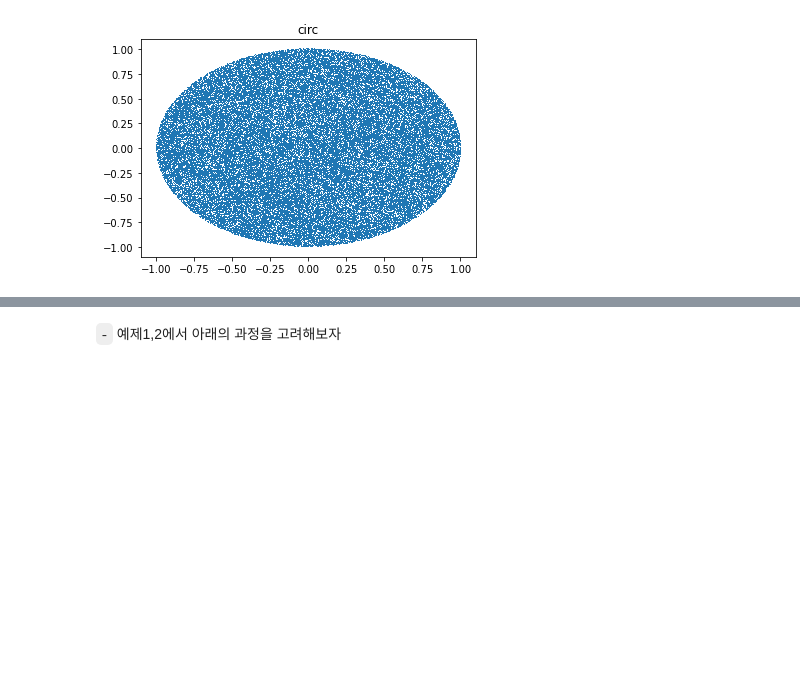
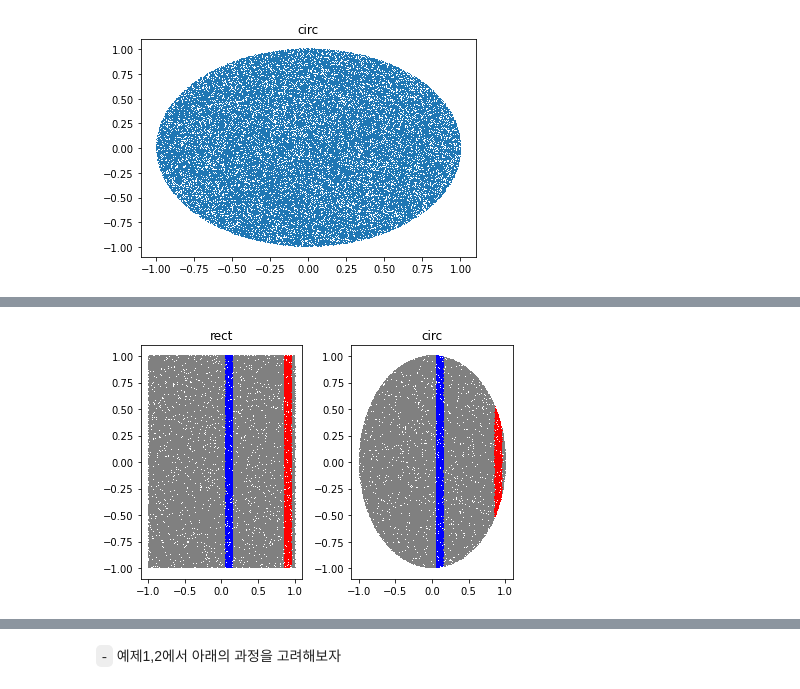
Before and after one commit to guebin/DV2022_backup, a Jupyter notebook: _notebooks/draft.ipynb, the cells around one changed output, grey strips where cells are left out. Saved outputs shown, nothing was run; the diff lists cells and outputs as text; code cells hidden in the pictures; blank space fills up the shorter version.

```diff
--- a/_notebooks/draft.ipynb
+++ b/_notebooks/draft.ipynb
@@ -68,0 +133,4 @@ array([[ 1.        , -0.00362687],
+# %%
+fig
+# %% [output]
+[figure, added]
```
Also changed, not shown: parts of 33 cells of this notebook, 1 other file.
